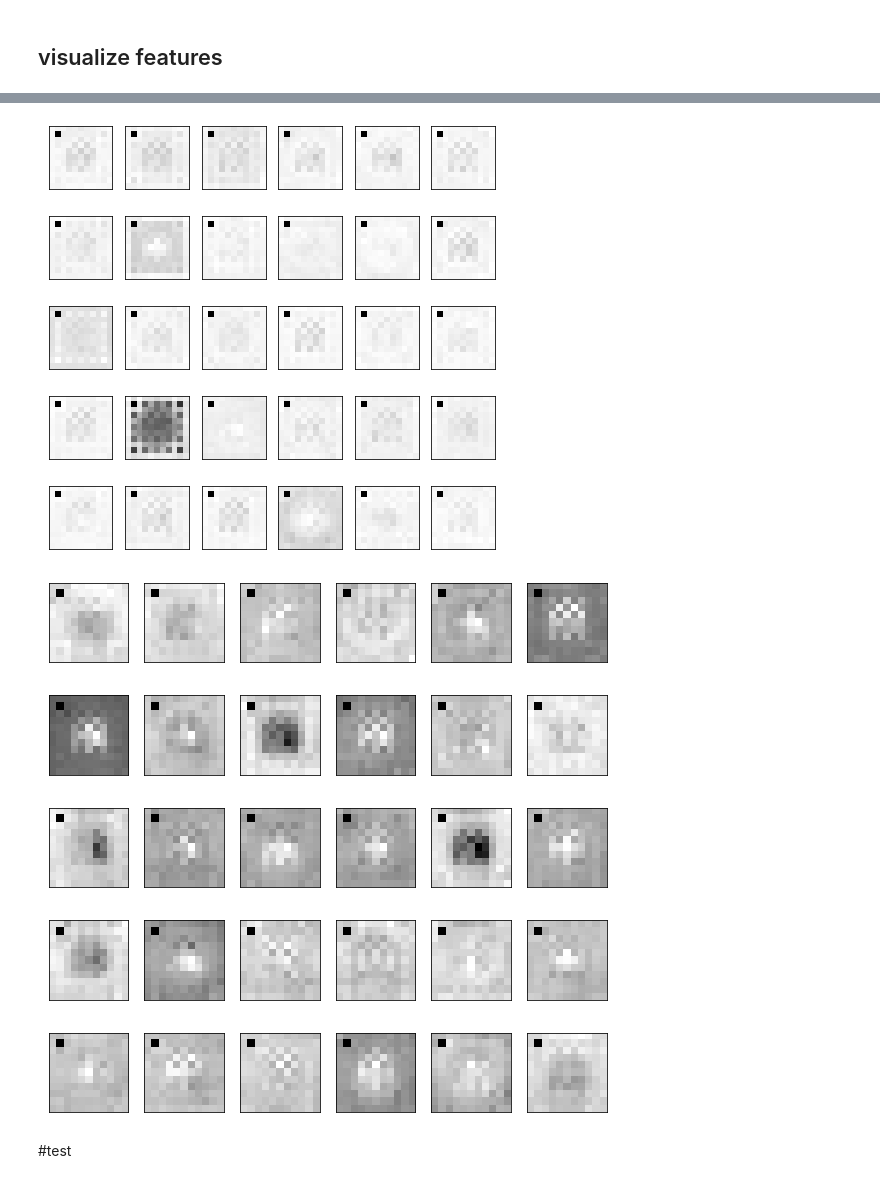
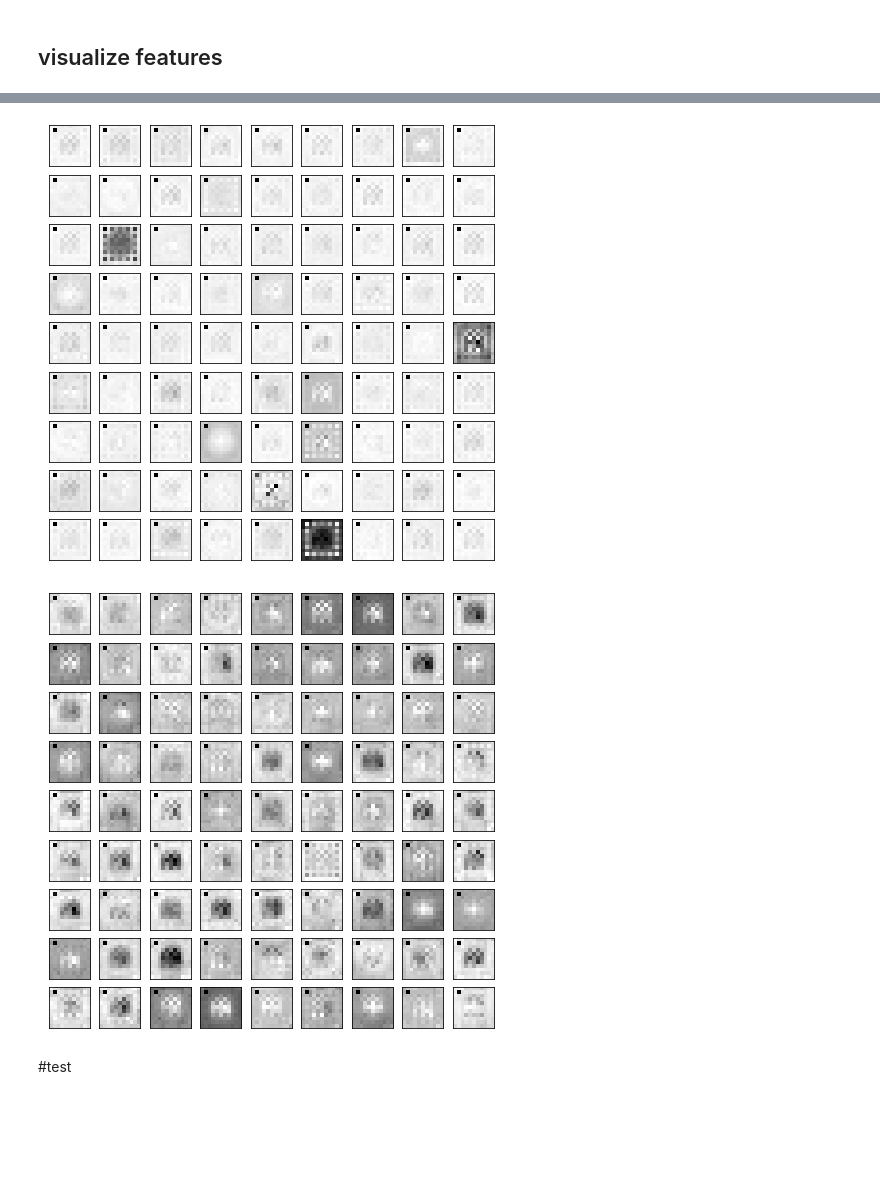
Before and after one commit to Nadiam75/DeepLearning_HW_2, a Jupyter notebook: transferLearning.ipynb, the cells around one changed output, grey strips where cells are left out. Cells and saved outputs as stored; diff of their text form; code cells hidden in the pictures; blank space fills up the shorter version.

```diff
--- a/transferLearning.ipynb
+++ b/transferLearning.ipynb
@@ -177,9 +250,9 @@ xxx = tf.keras.applications.nasnet.preprocess_input(xx)
 feature_maps = model.predict(xxx)[0]
 ix = 1
 plt.figure(figsize = (8 , 8))
-for _ in range(dim1):
-	for _ in range(dim2):
-		ax = pyplot.subplot(dim1, dim2, ix)
+for _ in range(9):
+	for _ in range(9):
+		ax = pyplot.subplot(9, 9, ix)
 		ax.set_xticks([])
 		ax.set_yticks([])
 		pyplot.imshow(feature_maps[0, :, :, ix-1], cmap='gray')
@@ -191,9 +264,9 @@ pyplot.show()
 feature_maps = model.predict(xxx)[1]
 ix = 1
 plt.figure(figsize = (8 , 8))
-for _ in range(dim1):
-	for _ in range(dim2):
-		ax = pyplot.subplot(dim1, dim2, ix)
+for _ in range(9):
+	for _ in range(9):
+		ax = pyplot.subplot(9, 9, ix)
 		ax.set_xticks([])
 		ax.set_yticks([])
 		pyplot.imshow(feature_maps[0, :, :, ix-1], cmap='gray')
@@ -205,31 +278,31 @@ pyplot.show()
 feature_maps = model.predict(xxx)[2]
 ix = 1
 plt.figure(figsize = (8 , 8))
-for _ in range(dim1):
-	for _ in range(dim2):
-		ax = pyplot.subplot(dim1, dim2, ix)
+for _ in range(9):
+	for _ in range(9):
+		ax = pyplot.subplot(9, 9, ix)
 		ax.set_xticks([])
 		ax.set_yticks([])
 		pyplot.imshow(feature_maps[0, :, :, ix-1], cmap='gray')
 		ix += 1
 pyplot.show()
 # %% [output]
-[figure, old version]
+[figure, new version]
 # %%
 feature_maps = model.predict(xxx)[3]
 ix = 1
-plt.figure(figsize = (10 , 10))
+plt.figure(figsize = (8 , 8))
 
-for _ in range(dim1):
-	for _ in range(dim2):
-		ax = pyplot.subplot(dim1, dim2, ix)
+for _ in range(9):
+	for _ in range(9):
+		ax = pyplot.subplot(9, 9, ix)
 		ax.set_xticks([])
 		ax.set_yticks([])
 		pyplot.imshow(feature_maps[0, :, :, ix-1], cmap='gray')
 		ix += 1
 pyplot.show()
 # %% [output]
-[figure, old version]
+[figure, new version]
 # %% [markdown]
 #test
 # %%
```
Also changed, not shown: parts of 36 cells of this notebook.
